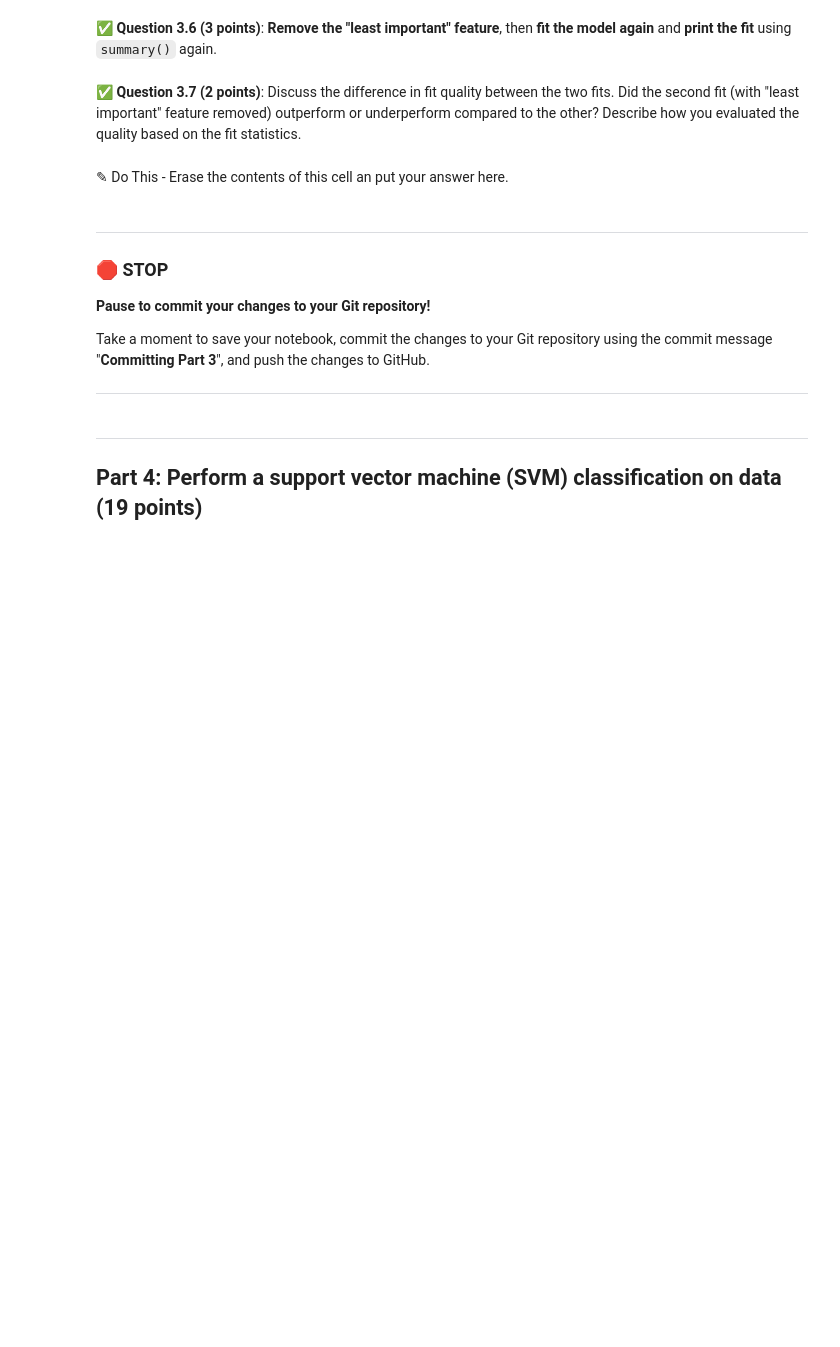
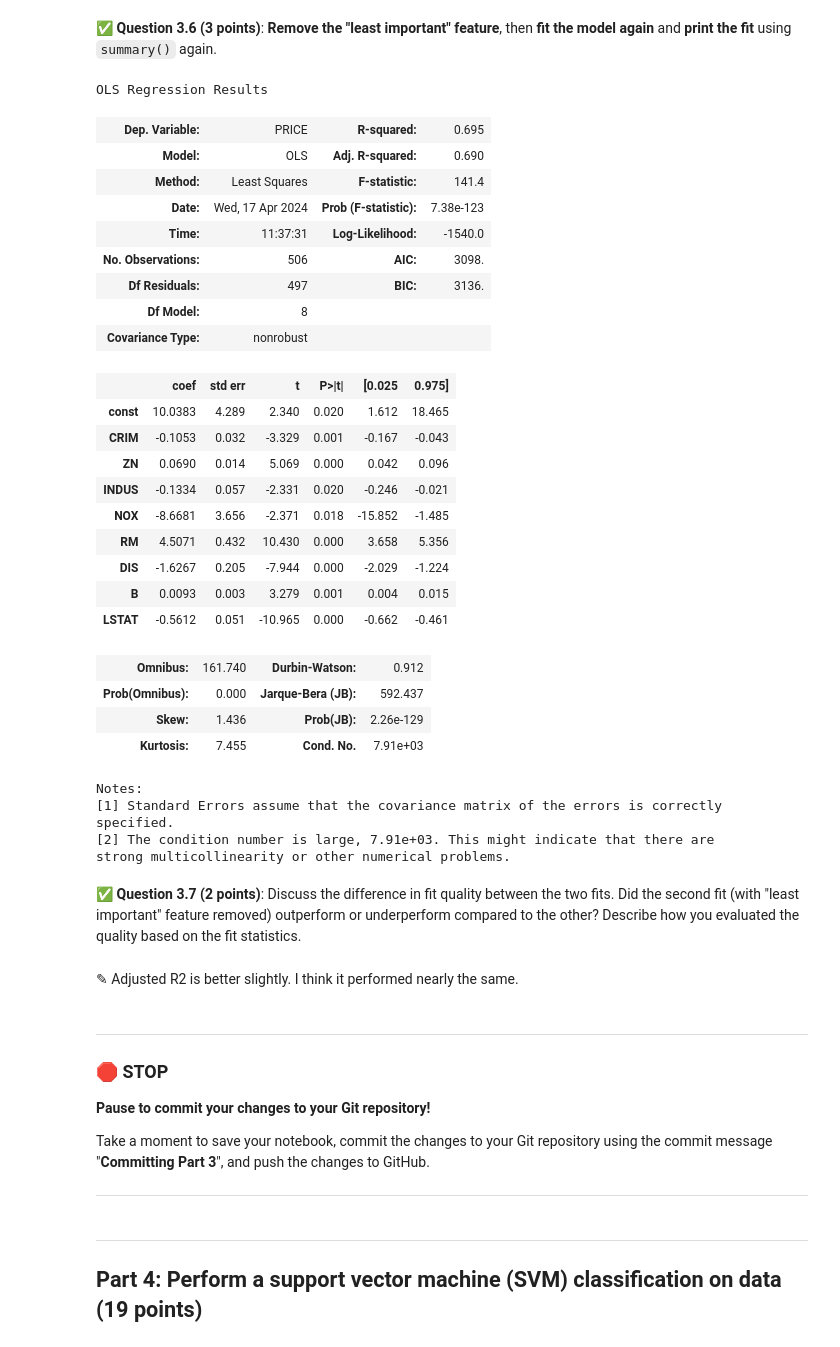
Before and after one commit to Brendanhhh/cmse202-s24-turnin, a Jupyter notebook: final/CMSE202-Final-Section001-STUDENT.ipynb, the cells around one changed output. Drawn from its saved outputs; the diff is of its cells as text; code cells hidden in the pictures; blank space fills up the shorter version.

```diff
--- a/final/CMSE202-Final-Section001-STUDENT.ipynb
+++ b/final/CMSE202-Final-Section001-STUDENT.ipynb
@@ -233,7 +321,42 @@ Now you will perform the actual fit.
+# %%
+### Put your code here
+features_const = features_const[['const','CRIM','ZN','INDUS','NOX','RM','DIS','B','LSTAT']]
+model = sm.OLS(labels,features_const)
+results = model.fit()
+results.summary()
+# %% [output]
+OLS Regression Results
+| Dep. Variable: | PRICE | R-squared: | 0.695 |
+| Model: | OLS | Adj. R-squared: | 0.690 |
+| Method: | Least Squares | F-statistic: | 141.4 |
+| Date: | Wed, 17 Apr 2024 | Prob (F-statistic): | 7.38e-123 |
+| Time: | 11:37:31 | Log-Likelihood: | -1540.0 |
+| No. Observations: | 506 | AIC: | 3098. |
+| Df Residuals: | 497 | BIC: | 3136. |
+| Df Model: | 8 |  |  |
+| Covariance Type: | nonrobust |  |  |
+|  | coef | std err | t | P>|t| | [0.025 | 0.975] |
+| const | 10.0383 | 4.289 | 2.340 | 0.020 | 1.612 | 18.465 |
+| CRIM | -0.1053 | 0.032 | -3.329 | 0.001 | -0.167 | -0.043 |
+| ZN | 0.0690 | 0.014 | 5.069 | 0.000 | 0.042 | 0.096 |
+| INDUS | -0.1334 | 0.057 | -2.331 | 0.020 | -0.246 | -0.021 |
+| NOX | -8.6681 | 3.656 | -2.371 | 0.018 | -15.852 | -1.485 |
+| RM | 4.5071 | 0.432 | 10.430 | 0.000 | 3.658 | 5.356 |
+| DIS | -1.6267 | 0.205 | -7.944 | 0.000 | -2.029 | -1.224 |
+| B | 0.0093 | 0.003 | 3.279 | 0.001 | 0.004 | 0.015 |
+| LSTAT | -0.5612 | 0.051 | -10.965 | 0.000 | -0.662 | -0.461 |
+| Omnibus: | 161.740 | Durbin-Watson: | 0.912 |
+| Prob(Omnibus): | 0.000 | Jarque-Bera (JB): | 592.437 |
+| Skew: | 1.436 | Prob(JB): | 2.26e-129 |
+| Kurtosis: | 7.455 | Cond. No. | 7.91e+03 |
+Notes:
+[1] Standard Errors assume that the covariance matrix of the errors is correctly specified.
+[2] The condition number is large, 7.91e+03. This might indicate that there are
+strong multicollinearity or other numerical problems.
 # %% [markdown]
 &#9989; **Question 3.7 (2 points)**: Discuss the difference in fit quality between the two fits. Did the second fit (with "least important" feature removed) outperform or underperform compared to the other? Describe how you evaluated the quality based on the fit statistics.
-# %% [markdown]
-<font size=+3>&#9998;</font> Do This - Erase the contents of this cell an put your answer here.
+# %% [markdown]
+<font size=+3>&#9998;</font> Adjusted R2 is better slightly. I think it performed nearly the same.
 # %% [markdown]
 ---
 ### &#128721; STOP
```
Also changed, not shown: parts of 9 cells of this notebook, 1 other file.
